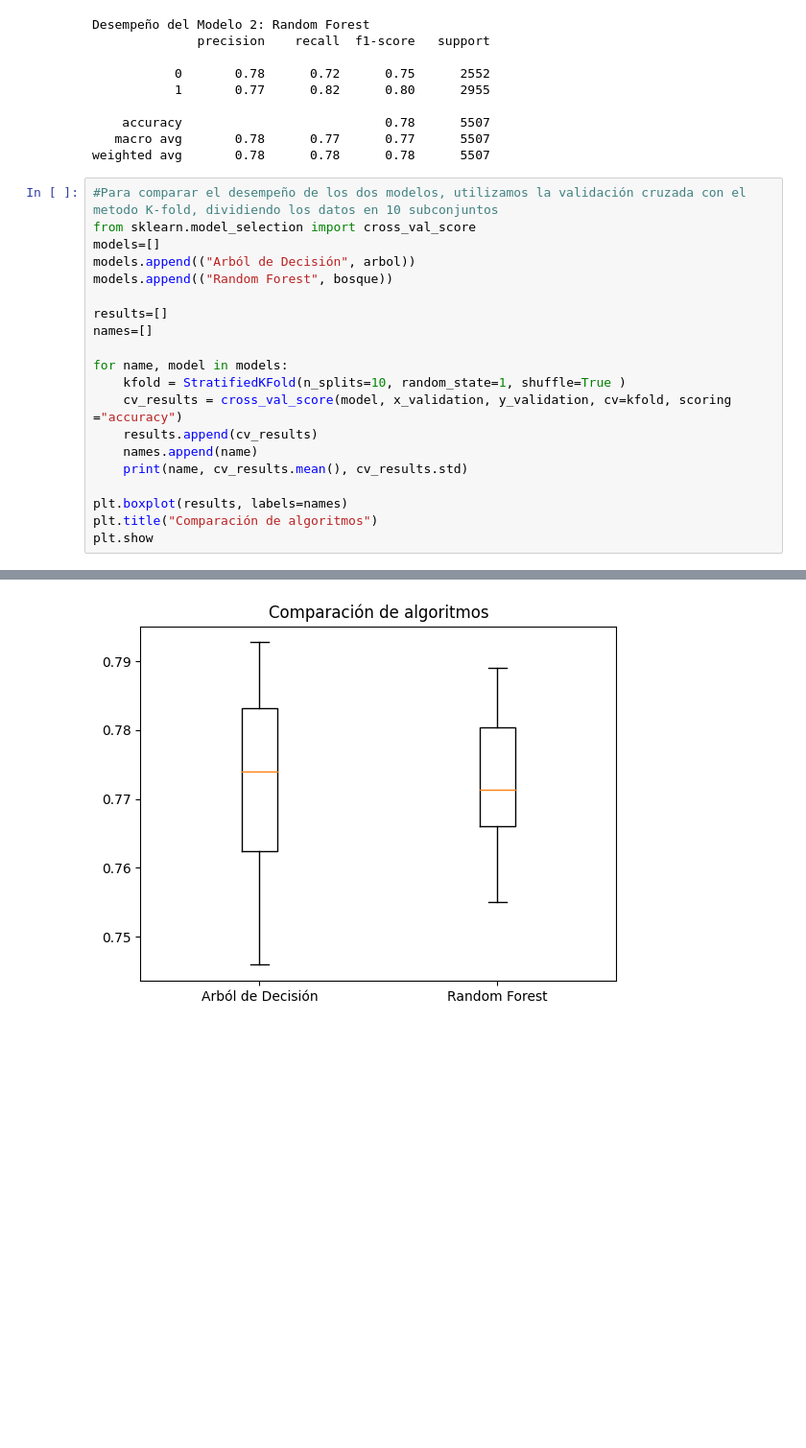
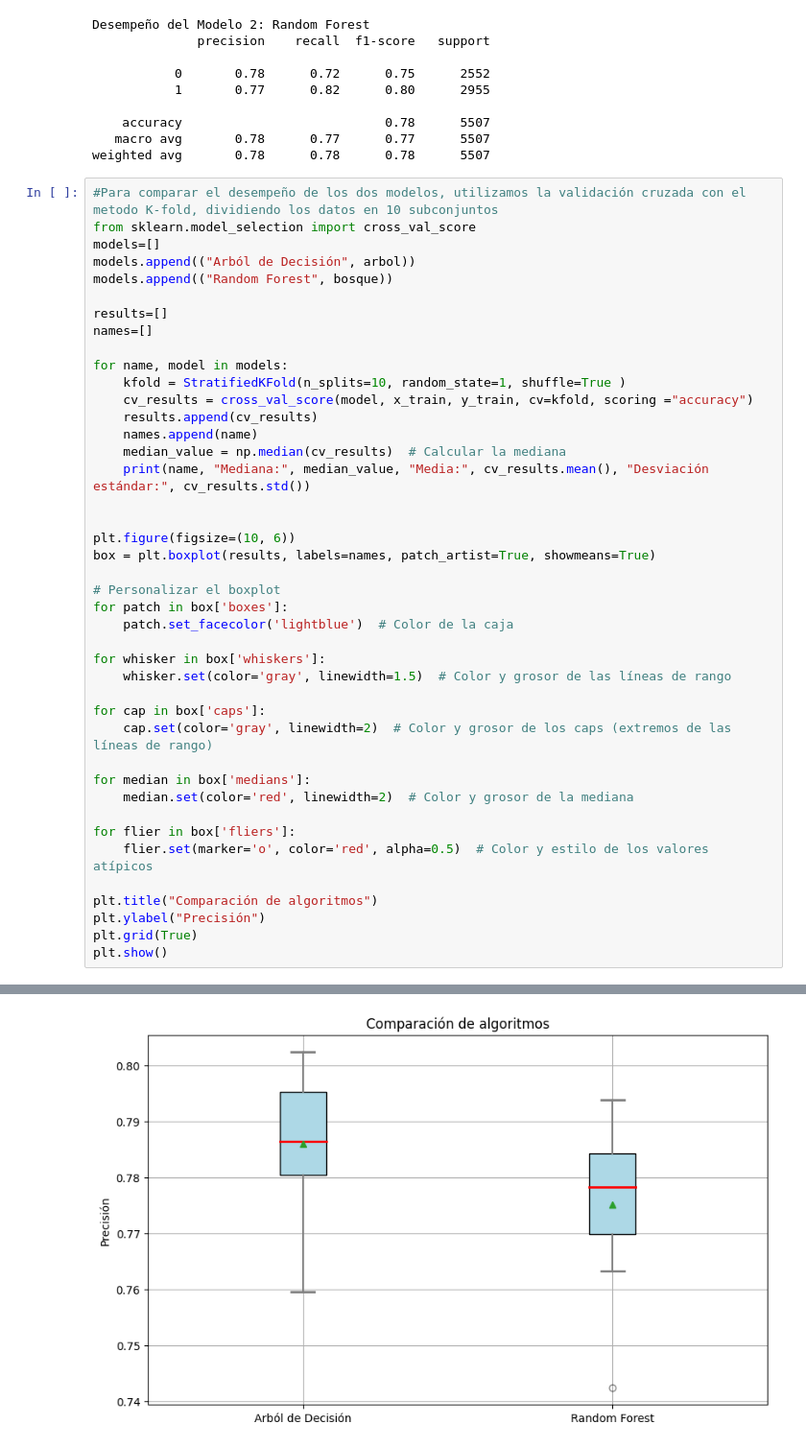
Before and after one commit to Mfosoriov/QA-Course-JavaPOO, a Jupyter notebook: Modelos_de_Clasificación_compra_de_Bicicletas.ipynb, the cells around one changed output, grey strips where cells are left out. Shown at 96% size. Cells and saved outputs as stored; diff of their text form; blank space fills up the shorter version.

```diff
--- a/Modelos_de_Clasificación_compra_de_Bicicletas.ipynb
+++ b/Modelos_de_Clasificación_compra_de_Bicicletas.ipynb
@@ -256,12 +256,34 @@ names=[]
 
 for name, model in models:
     kfold = StratifiedKFold(n_splits=10, random_state=1, shuffle=True )
-    cv_results = cross_val_score(model, x_validation, y_validation, cv=kfold, scoring ="accuracy")
+    cv_results = cross_val_score(model, x_train, y_train, cv=kfold, scoring ="accuracy")
     results.append(cv_results)
     names.append(name)
-    print(name, cv_results.mean(), cv_results.std)
+    median_value = np.median(cv_results)  # Calcular la mediana
+    print(name, "Mediana:", median_value, "Media:", cv_results.mean(), "Desviación estándar:", cv_results.std())
 
-plt.boxplot(results, labels=names)
+
+plt.figure(figsize=(10, 6))
+box = plt.boxplot(results, labels=names, patch_artist=True, showmeans=True)
+
+# Personalizar el boxplot
+for patch in box['boxes']:
+    patch.set_facecolor('lightblue')  # Color de la caja
+
+for whisker in box['whiskers']:
+    whisker.set(color='gray', linewidth=1.5)  # Color y grosor de las líneas de rango
+
+for cap in box['caps']:
+    cap.set(color='gray', linewidth=2)  # Color y grosor de los caps (extremos de las líneas de rango)
+
+for median in box['medians']:
+    median.set(color='red', linewidth=2)  # Color y grosor de la mediana
+
+for flier in box['fliers']:
+    flier.set(marker='o', color='red', alpha=0.5)  # Color y estilo de los valores atípicos
+
 plt.title("Comparación de algoritmos")
-plt.show
+plt.ylabel("Precisión")
+plt.grid(True)
+plt.show()
 # %% [output]
@@ -271 +292 @@ Random Forest 0.7722943408678435 <built-in method std of numpy.ndarray object at
-[figure, old version]
+[figure, new version]
```
Also changed, not shown: parts of 1 cell of this notebook.
